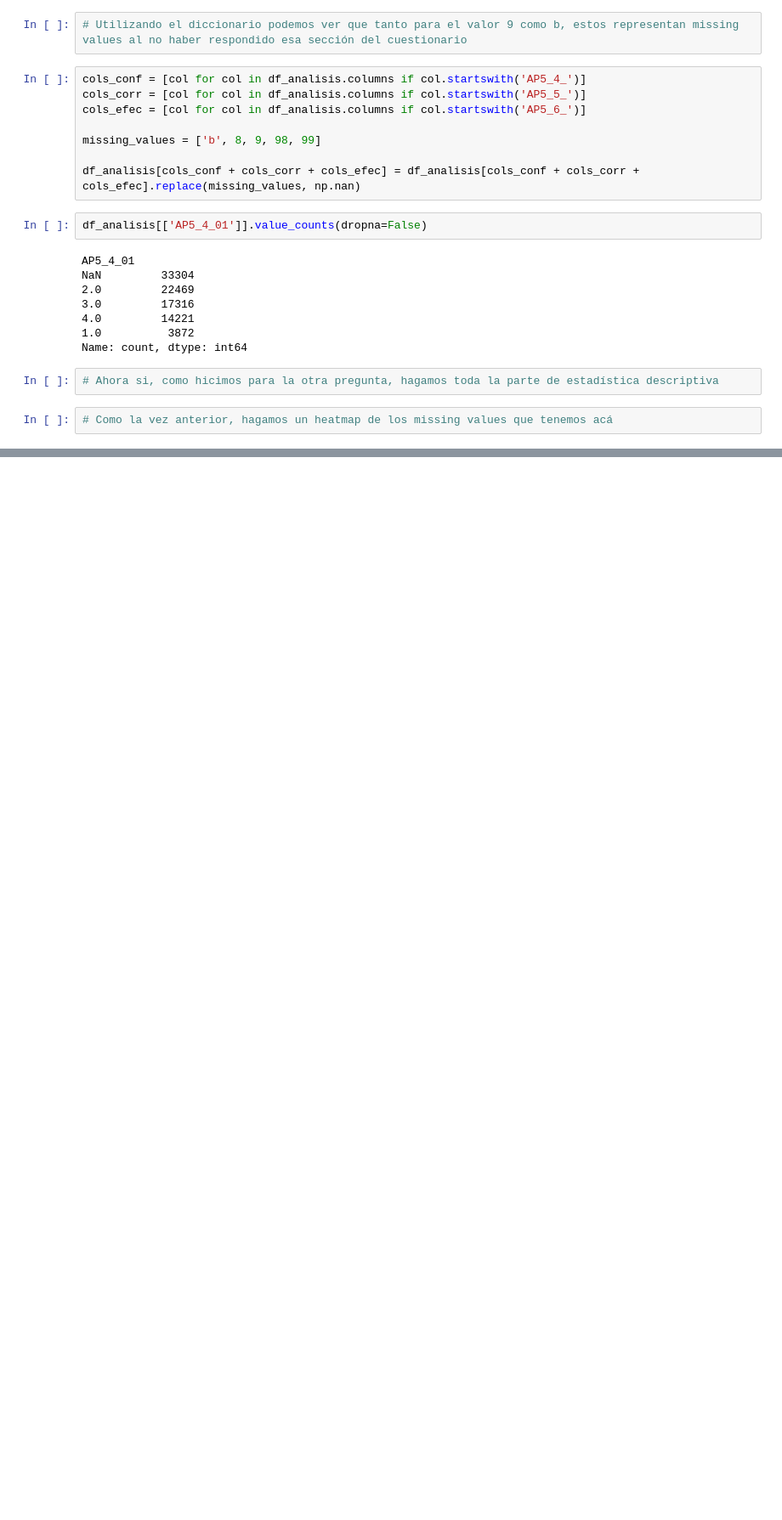
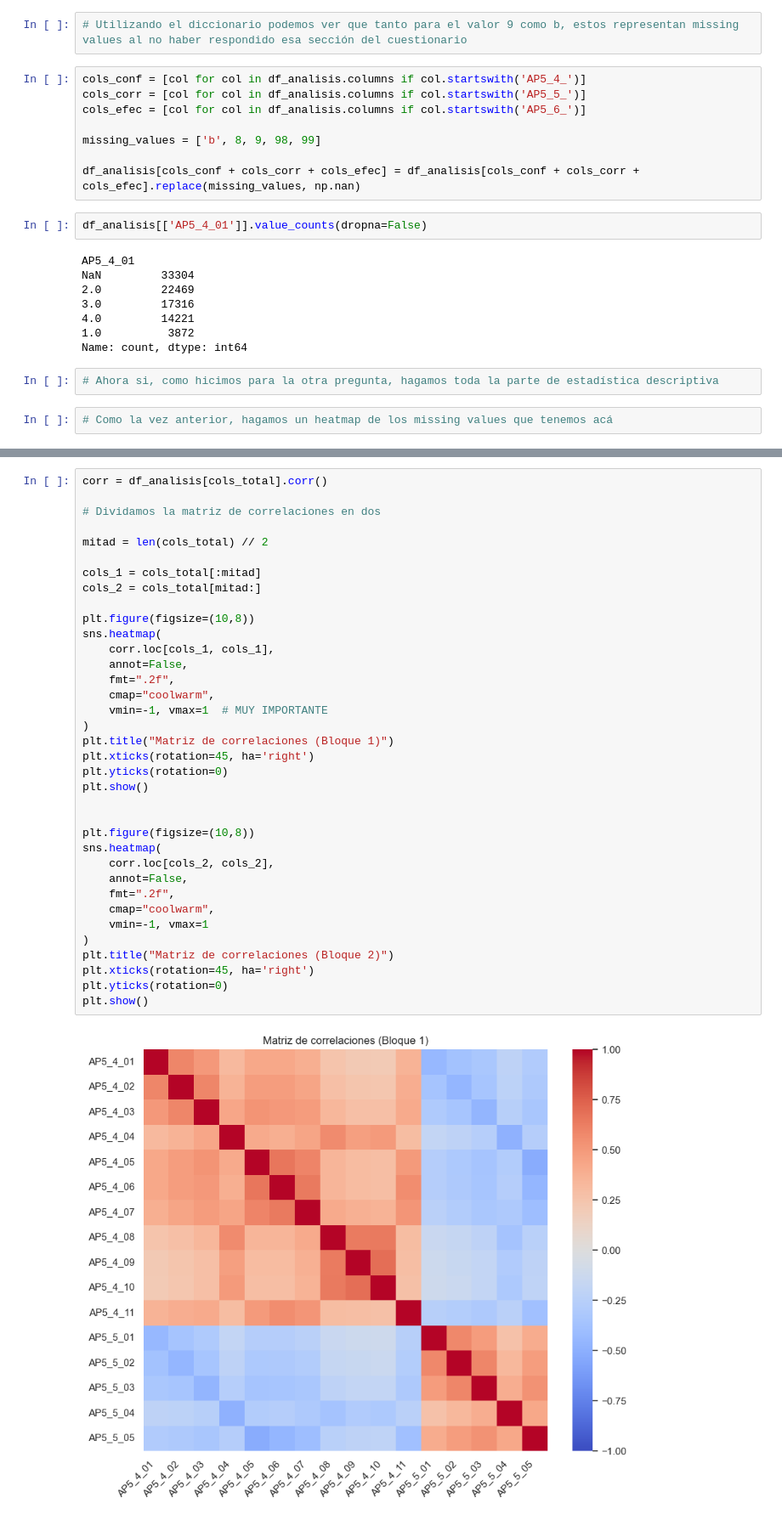
Before and after one commit to mariasolsampogna/E337_Grupo2, a Jupyter notebook: Cosas Poster/Poster.ipynb, the cells around one changed output, grey strips where cells are left out. Shown at 85% size. Cells and saved outputs as stored; diff of their text form; blank space fills up the shorter version.

```diff
--- a/Cosas Poster/Poster.ipynb
+++ b/Cosas Poster/Poster.ipynb
@@ -659,0 +722,38 @@ plt.show()
+# %%
+corr = df_analisis[cols_total].corr()
+
+# Dividamos la matriz de correlaciones en dos
+
+mitad = len(cols_total) // 2
+
+cols_1 = cols_total[:mitad]
+cols_2 = cols_total[mitad:]
+
+plt.figure(figsize=(10,8))
+sns.heatmap(
+    corr.loc[cols_1, cols_1],
+    annot=False,
+    fmt=".2f",
+    cmap="coolwarm",
+    vmin=-1, vmax=1  # MUY IMPORTANTE
+)
+plt.title("Matriz de correlaciones (Bloque 1)")
+plt.xticks(rotation=45, ha='right')
+plt.yticks(rotation=0)
+plt.show()
+
+
+plt.figure(figsize=(10,8))
+sns.heatmap(
+    corr.loc[cols_2, cols_2],
+    annot=False,
+    fmt=".2f",
+    cmap="coolwarm",
+    vmin=-1, vmax=1
+)
+plt.title("Matriz de correlaciones (Bloque 2)")
+plt.xticks(rotation=45, ha='right')
+plt.yticks(rotation=0)
+plt.show()
+# %% [output]
+[figure, added]
```
Also changed, not shown: parts of 11 cells of this notebook.
